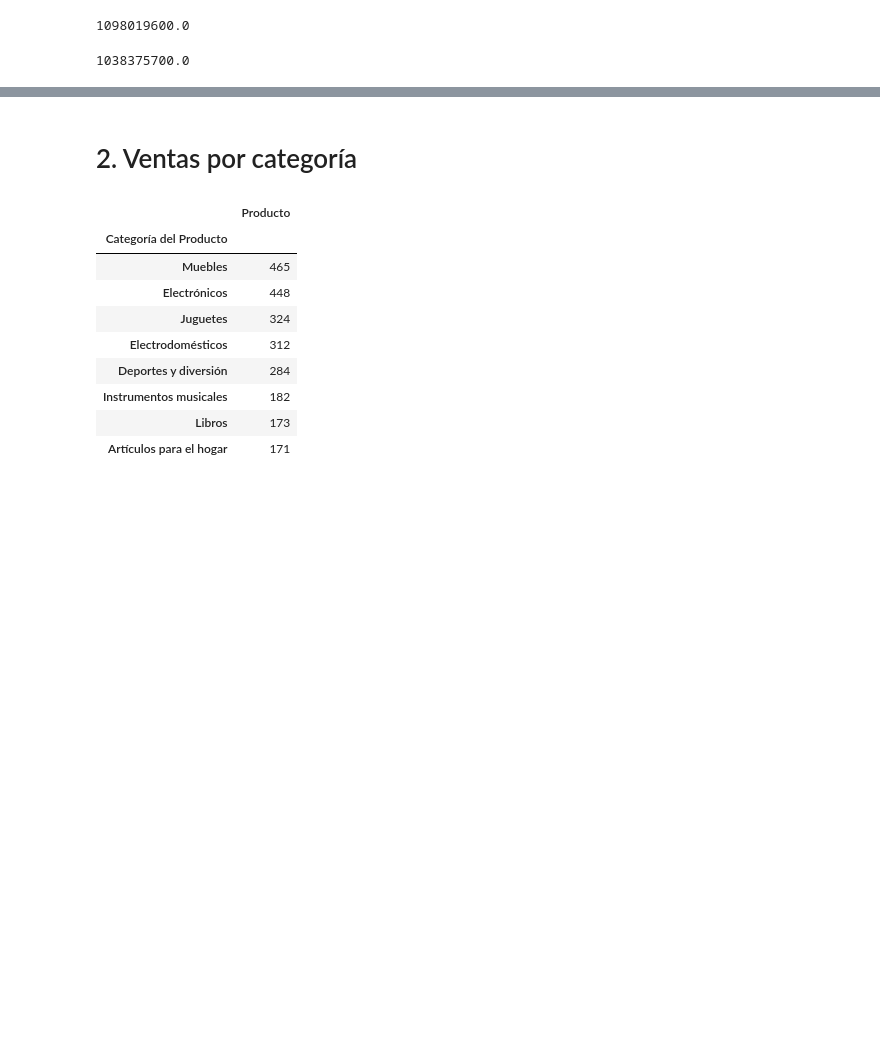
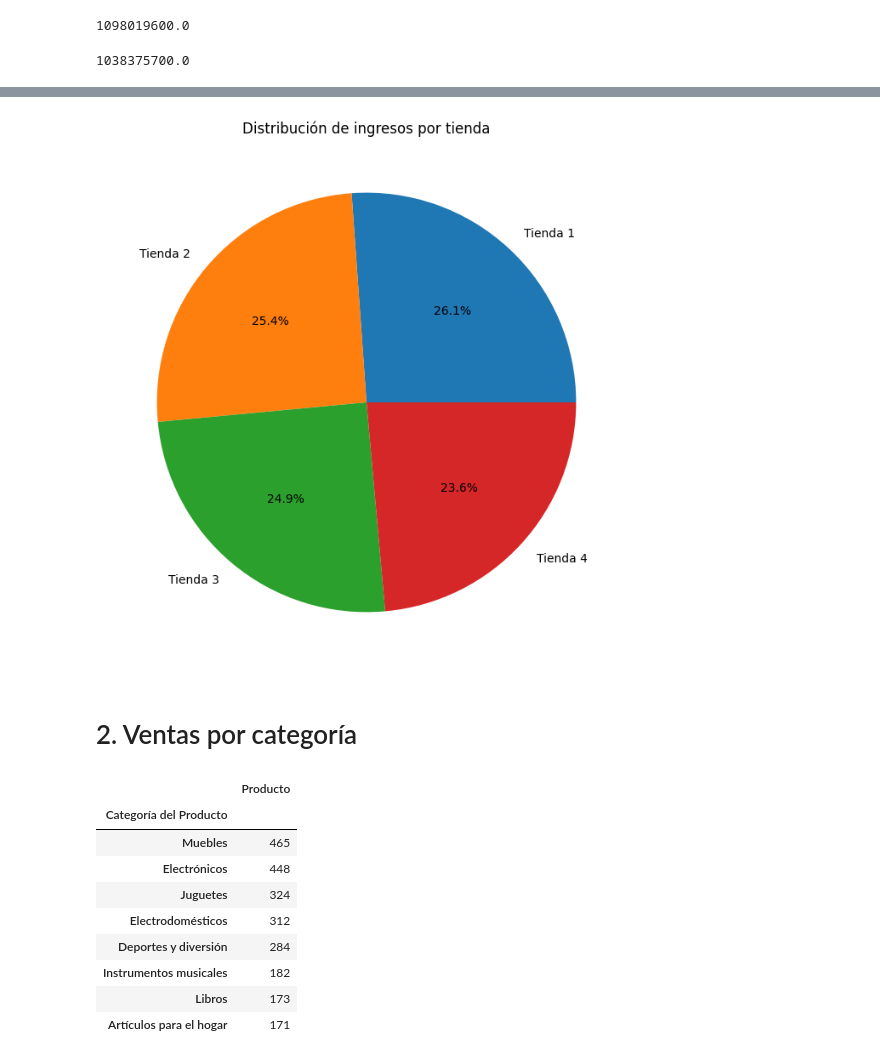
Before and after one commit to Mijael126/Challenge_analisis_datos-, a Jupyter notebook: AluraStoreLatam.ipynb, the cells around one changed output, grey strips where cells are left out. Saved outputs shown, nothing was run; the diff lists cells and outputs as text; code cells hidden in the pictures; blank space fills up the shorter version.

```diff
--- a/AluraStoreLatam.ipynb
+++ b/AluraStoreLatam.ipynb
@@ -72,3 +90,15 @@ print(Ingreso_T4)
+# %%
+import matplotlib.pyplot as plt
+
+Ingresos = [Ingreso_T1, Ingreso_T2, Ingreso_T3, Ingreso_T4]
+Tiendas = ['Tienda 1', 'Tienda 2', 'Tienda 3', 'Tienda 4']
+
+plt.figure(figsize=(8,8))  # tamaño opcional
+plt.pie(Ingresos, labels=Tiendas, autopct='%1.1f%%')
+plt.title("Distribución de ingresos por tienda")
+plt.show()
+# %% [output]
+[figure, added]
 # %% [markdown]
 # 2. Ventas por categoría
 # %%
```
Also changed, not shown: parts of 33 cells of this notebook.
